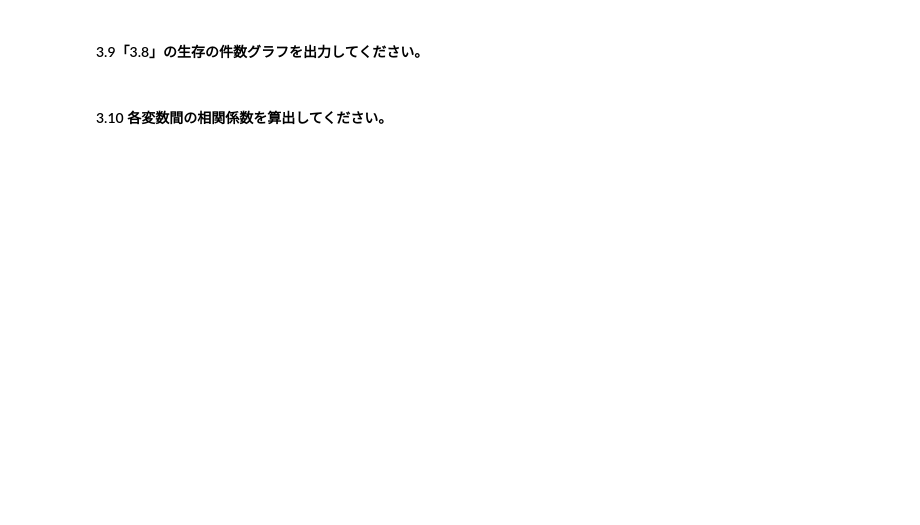
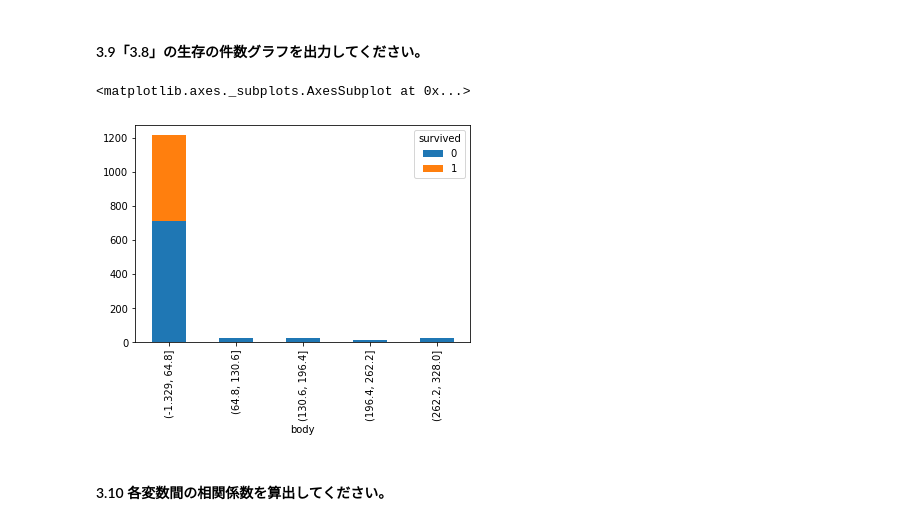
Before and after one commit to narukawamasa/python_smple, a Jupyter notebook: machine_learning_editor.ipynb, the cells around one changed output. Drawn from its saved outputs; the diff is of its cells as text; code cells hidden in the pictures; blank space fills up the shorter version.

```diff
--- a/machine_learning_editor.ipynb
+++ b/machine_learning_editor.ipynb
@@ -242,2 +312,5 @@ dtype: bool
 # %% [markdown]
 #### 3.8 「body」はユニーク数が多く、値をグルーピングする必要があります。最大値と最小値の間を等間隔で5分割してください。
+# %%
+b_cut = pd.cut(titanic_data_except_object['body'], 5)
+titanic_data_except_object.groupby(b_cut).mean()['survived'].round(3)
@@ -244,4 +325,10 @@ dtype: bool
 # %% [markdown]
 #### 3.9「3.8」の生存の件数グラフを出力してください。
+# %%
+a = pd.crosstab(b_cut, titanic_data_except_object['survived'])
+a.plot.bar(stacked=True)
+# %% [output]
+<matplotlib.axes._subplots.AxesSubplot at 0x...>
+[figure, added]
 # %% [markdown]
 #### 3.10 各変数間の相関係数を算出してください。
```
Also changed, not shown: parts of 36 cells of this notebook.
